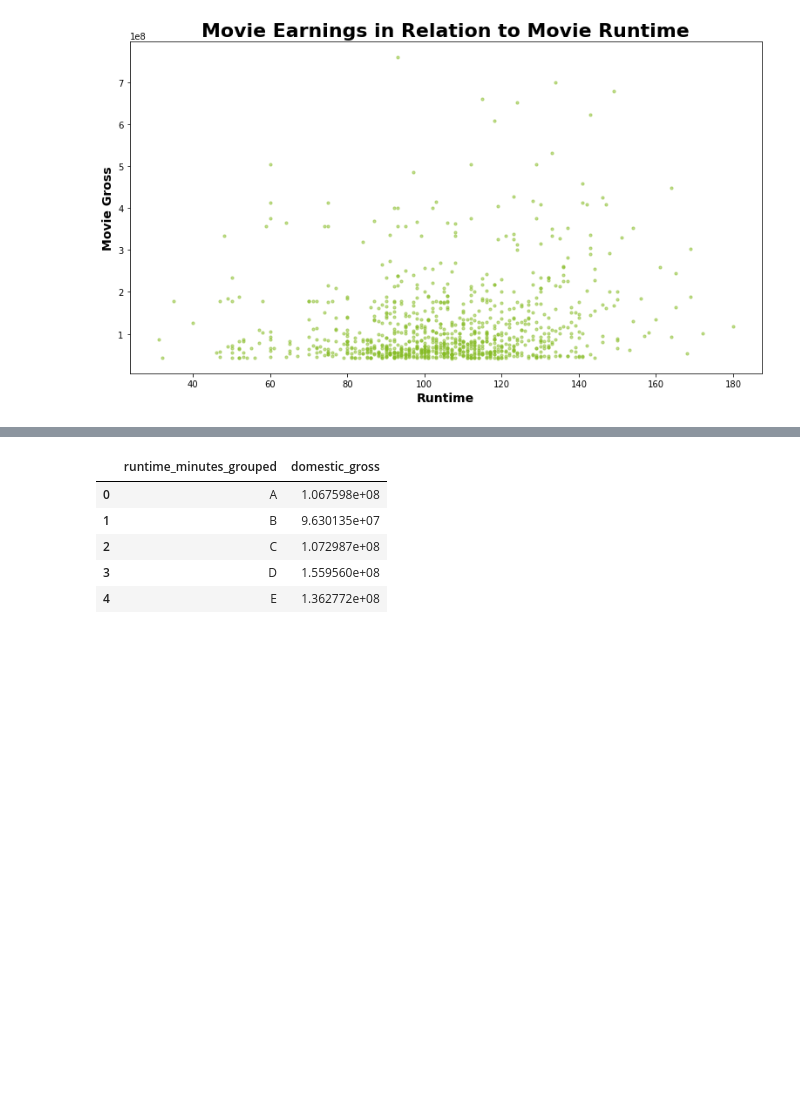
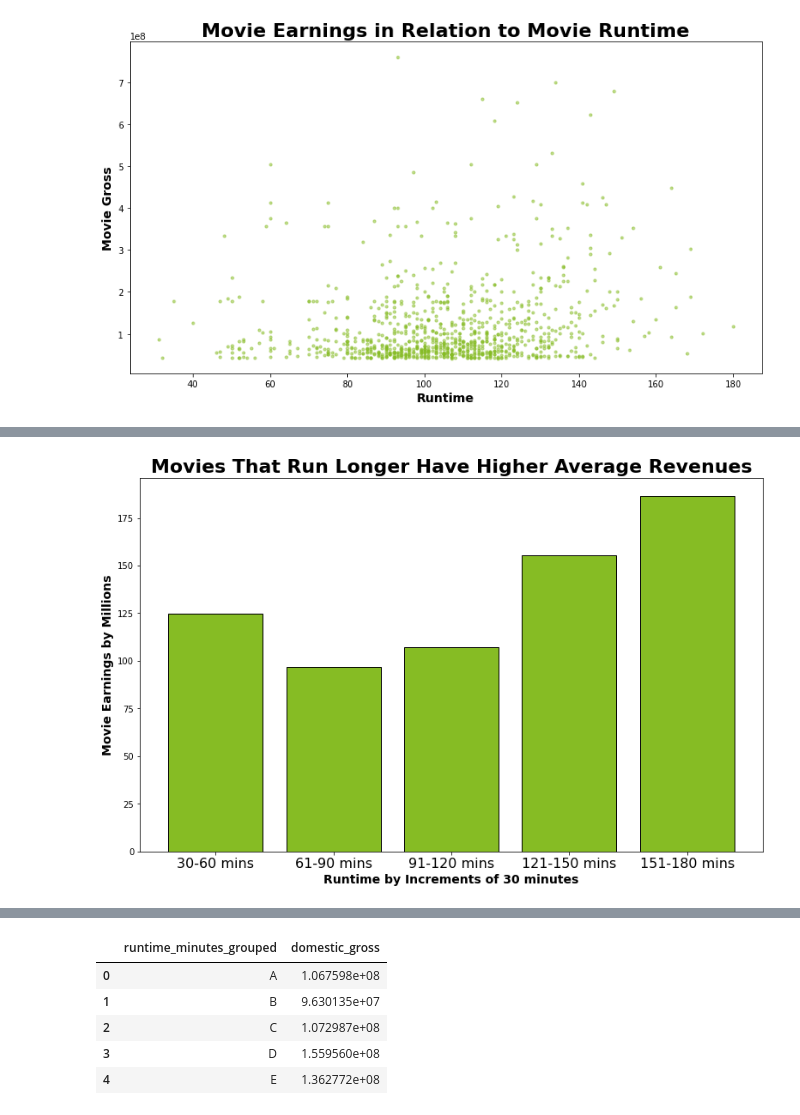
Before and after one commit to harte3/Flatiron-Capstone-Group-2, a Jupyter notebook: Final Notebook.ipynb, the cells around one changed output, grey strips where cells are left out. Drawn from its saved outputs; the diff is of its cells as text; code cells hidden in the pictures; blank space fills up the shorter version.

```diff
--- a/Final Notebook.ipynb
+++ b/Final Notebook.ipynb
@@ -880,0 +862,3 @@ Text(0.5, 1.0, 'Movie Earnings in Relation to Movie Runtime')
+# %%
+df_run_test['gross_per_mil'] = round(df_run_test['domestic_gross']/1000000,2)
+df_run_test
@@ -881,3 +872,37 @@ Text(0.5, 1.0, 'Movie Earnings in Relation to Movie Runtime')
+# %%
+df_run_test = df_run_test.sort_values(by='runtime_minutes_numbered', ascending=True)
+
+labels =  ['30-60 mins','61-90 mins', '91-120 mins', '121-150 mins','151-180 mins']
+x = df_run_test['runtime_minutes_numbered']
+y = df_run_test['gross_per_mil']
+
+plt.figure(figsize = (13, 8)) #adjusting the figure size of the bar graph
+#Plotting a bar chart and dividing the domestic gross column by 1 million to have the y axis increments clearly defined
+plt.bar(x,
+        y,
+        align='center',
+        edgecolor='black',
+        color = '#86BC24')
+
+plt.title('Movies That Run Longer Have Higher Average Revenues',
+          fontsize = 22,
+          fontweight = 'bold') #plotting the title
+
+plt.ylabel('Movie Earnings by Millions',
+           fontsize = '14',
+           fontweight = 'bold') #plotting the y axis label
+
+plt.xlabel('Runtime by Increments of 30 minutes',
+           fontsize = '14',
+           fontweight = 'bold') #plotting the x axis label
+
+plt.xticks(ticks=x,
+           labels=labels,
+           fontsize = 16)
+
+plt.show()
+# %% [output]
+[figure, added]
 # %%
 # Specifying ranges for the 30min intervals in the bar graph and assigning them to 'A','B','C','D', 'E'
 # Creating a function that assigns the intervals to the runtimes
```
Also changed, not shown: parts of 18 cells of this notebook.
